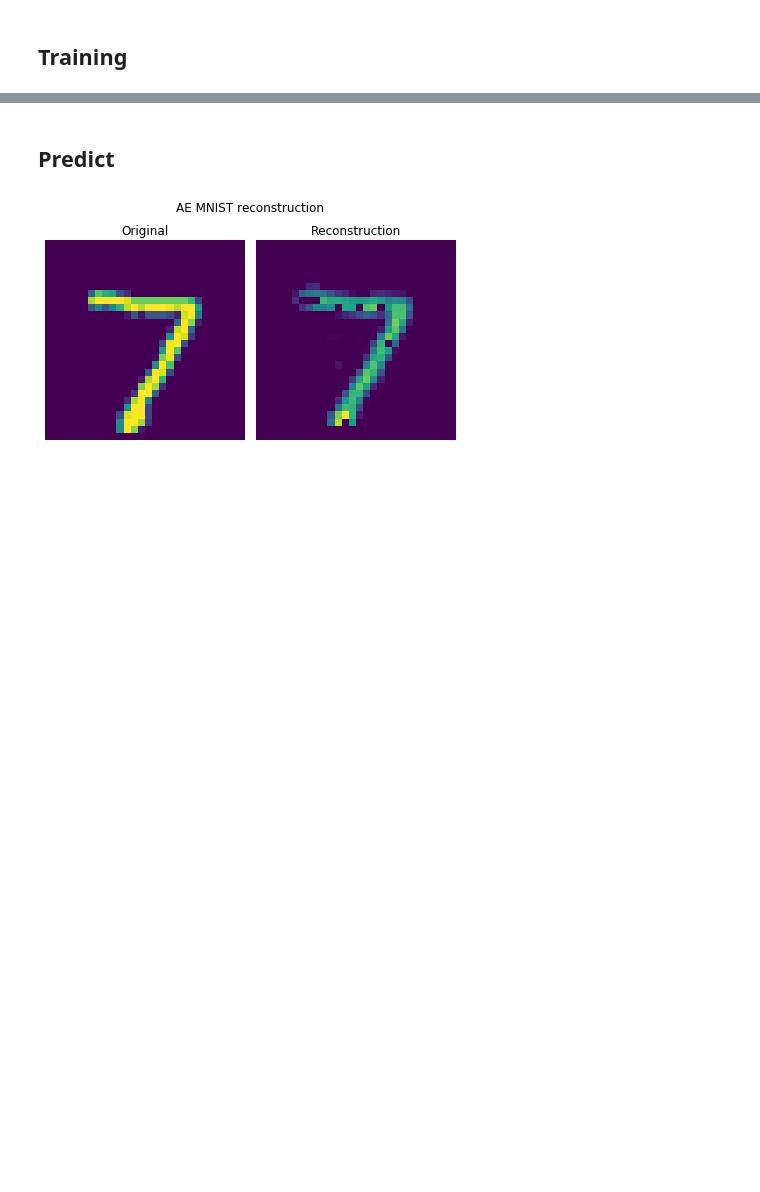
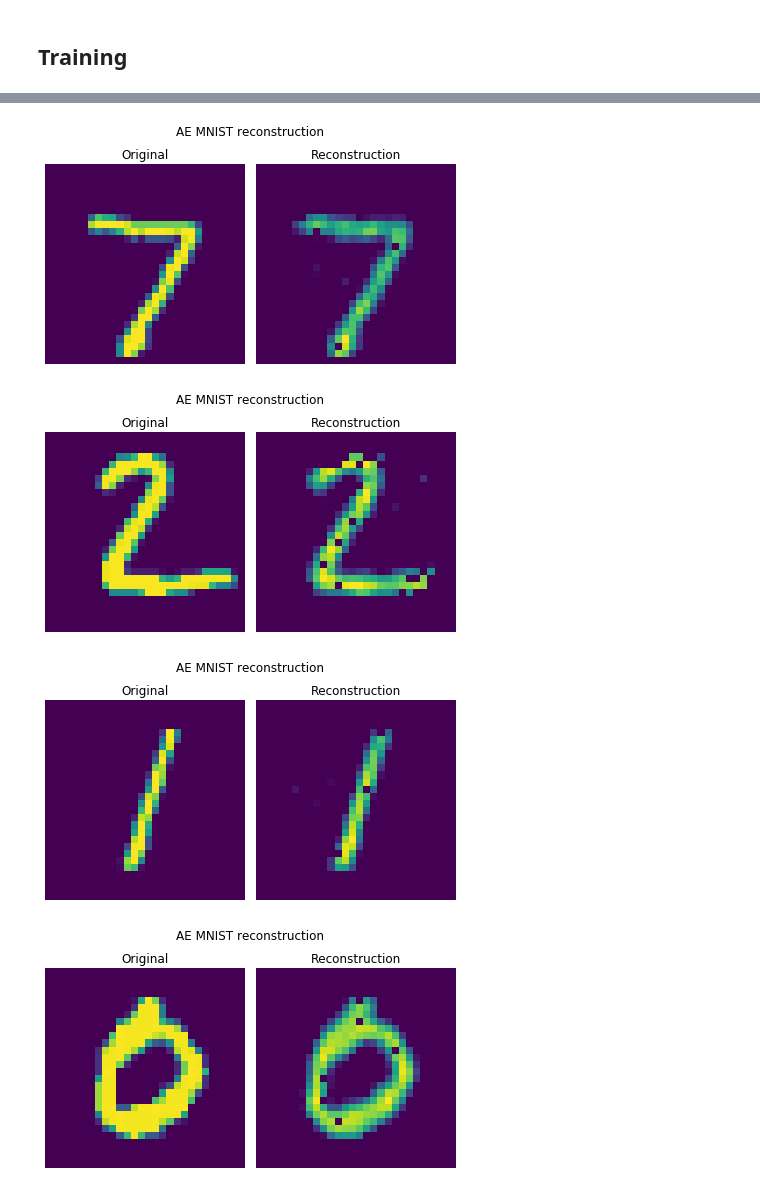
Before and after one commit to ericdaat/learning-pytorch, a Jupyter notebook: notebooks/autoencoders.ipynb, the cells around one changed output, grey strips where cells are left out. Cells and saved outputs as stored; diff of their text form; code cells hidden in the pictures; blank space fills up the shorter version.

```diff
--- a/notebooks/autoencoders.ipynb
+++ b/notebooks/autoencoders.ipynb
@@ -57,3 +19,26 @@ criterion = nn.MSELoss()
+# %%
+def show_mnist_output(original, reconstruction):
+    fig, axs = plt.subplots(nrows=1, ncols=2)
+
+    # original
+    axs[0].imshow(
+        original.data.view(28, 28),
+        aspect="equal"
+    )
+    axs[0].set_title("Original")
+    axs[0].axis('off')
+
+    # reconstruction
+    axs[1].imshow(
+        reconstruction.data.view(28, 28),
+        aspect="equal"
+    )
+    axs[1].set_title("Reconstruction")
+    axs[1].axis('off')
+
+    plt.suptitle("AE MNIST reconstruction")
+    plt.tight_layout()
+    plt.show()
 # %% [markdown]
 ## Dataset
 # %%
@@ -79,5 +105,6 @@ test_loader = torch.utils.data.DataLoader(
 # %%
 epochs = 10
+model.train()
 
 for epoch in range(epochs):
     loss = 0
@@ -124,3 +151 @@ epoch : 10/10, loss = 0.012781
-# %% [markdown]
-## Predict
 # %%
@@ -130,27 +157,11 @@ for batch_features, _ in test_loader:
     outputs = model(batch_features)
 
     break
-# %%
-fig, axs = plt.subplots(nrows=1, ncols=2)
-
-# original
-axs[0].imshow(
-    batch_features[0].data.view(28, 28),
-    aspect="equal"
-)
-axs[0].set_title("Original")
-axs[0].axis('off')
-
-# reconstruction
-axs[1].imshow(
-    outputs[0].data.view(28, 28),
-    aspect="equal"
-)
-axs[1].set_title("Reconstruction")
-axs[1].axis('off')
-
-plt.suptitle("AE MNIST reconstruction")
-plt.tight_layout()
-plt.show()
-# %% [output]
-[figure, removed]
+# %%
+for i in range(5):
+    show_mnist_output(batch_features[i], outputs[i])
+# %% [output]
+[figure, added]
+[figure, added]
+[figure, added]
+[figure, added]
```
Also changed, not shown: parts of 19 cells of this notebook.
